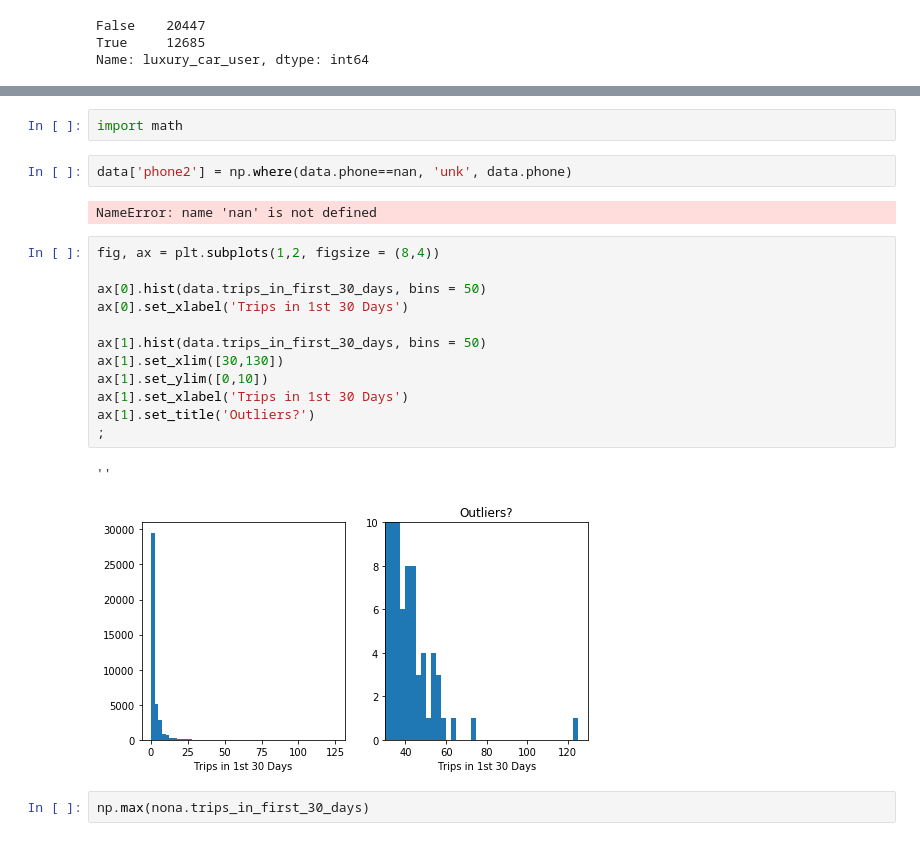
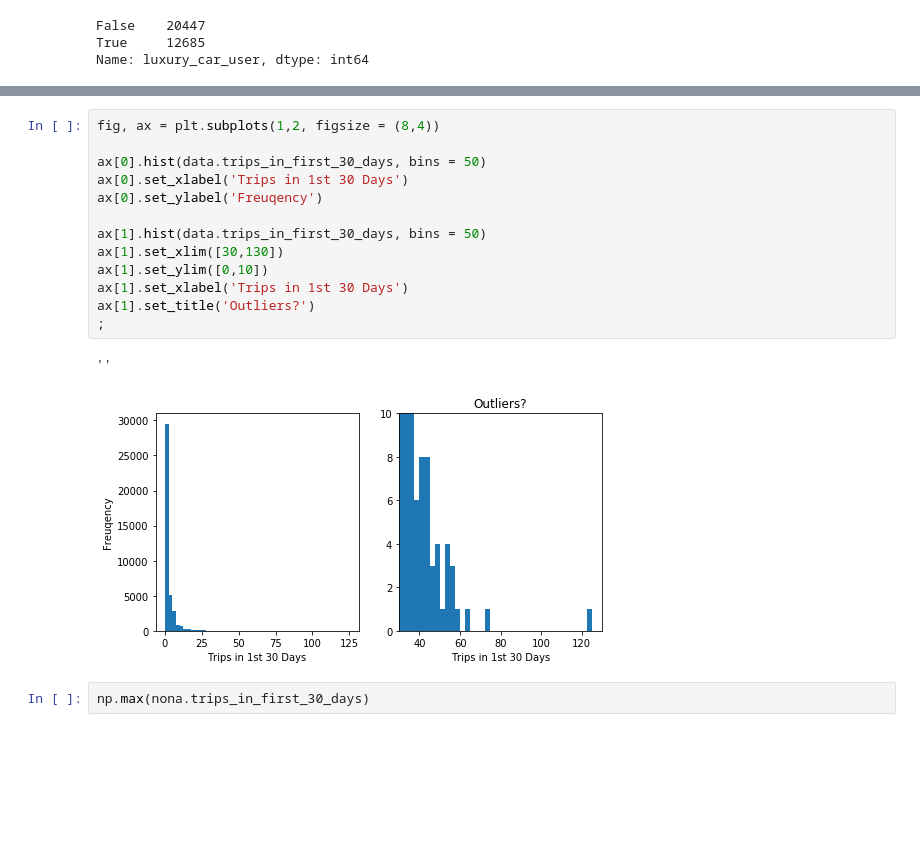
Before and after one commit to reiffd7/ride-share-churn, a Jupyter notebook: scott/EDA.ipynb, the cells around one changed output, grey strips where cells are left out. Saved outputs shown, nothing was run; the diff lists cells and outputs as text; blank space fills up the shorter version.

```diff
--- a/scott/EDA.ipynb
+++ b/scott/EDA.ipynb
@@ -185,24 +154,19 @@ See the caveats in the documentation: http://pandas.pydata.org/pandas-docs/stabl
-# %%
-import math
-# %%
-data['phone2'] = np.where(data.phone==nan, 'unk', data.phone)
-# %% [output]
-NameError: name 'nan' is not defined
 # %%
 fig, ax = plt.subplots(1,2, figsize = (8,4))
 
 ax[0].hist(data.trips_in_first_30_days, bins = 50)
 ax[0].set_xlabel('Trips in 1st 30 Days')
+ax[0].set_ylabel('Freuqency')
 
 ax[1].hist(data.trips_in_first_30_days, bins = 50)
 ax[1].set_xlim([30,130])
 ax[1].set_ylim([0,10])
 ax[1].set_xlabel('Trips in 1st 30 Days')
 ax[1].set_title('Outliers?')
 ;
 # %% [output]
 ''
-[figure, old version]
+[figure, new version]
 # %%
 np.max(nona.trips_in_first_30_days)
 # %% [output]
```
Also changed, not shown: parts of 26 cells of this notebook.
